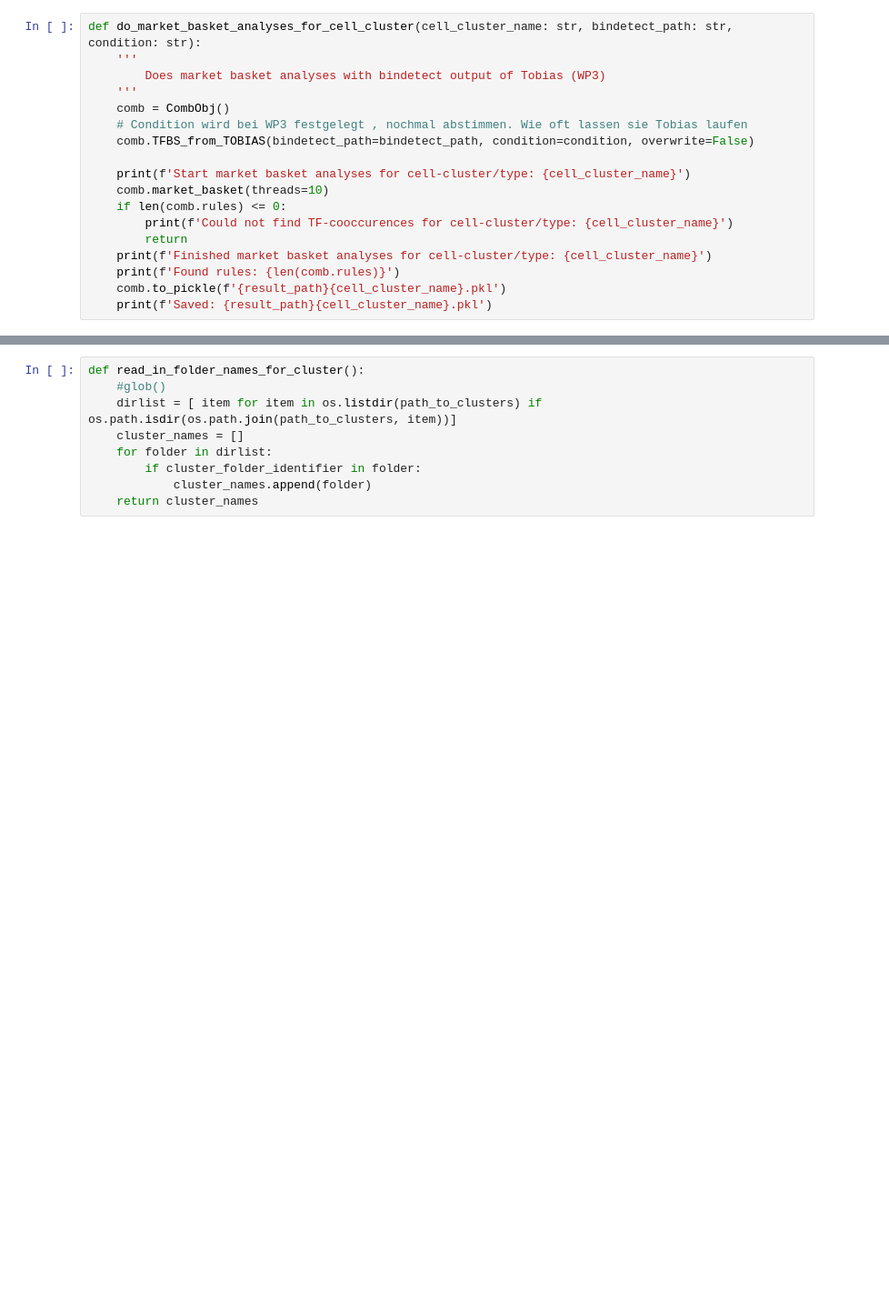
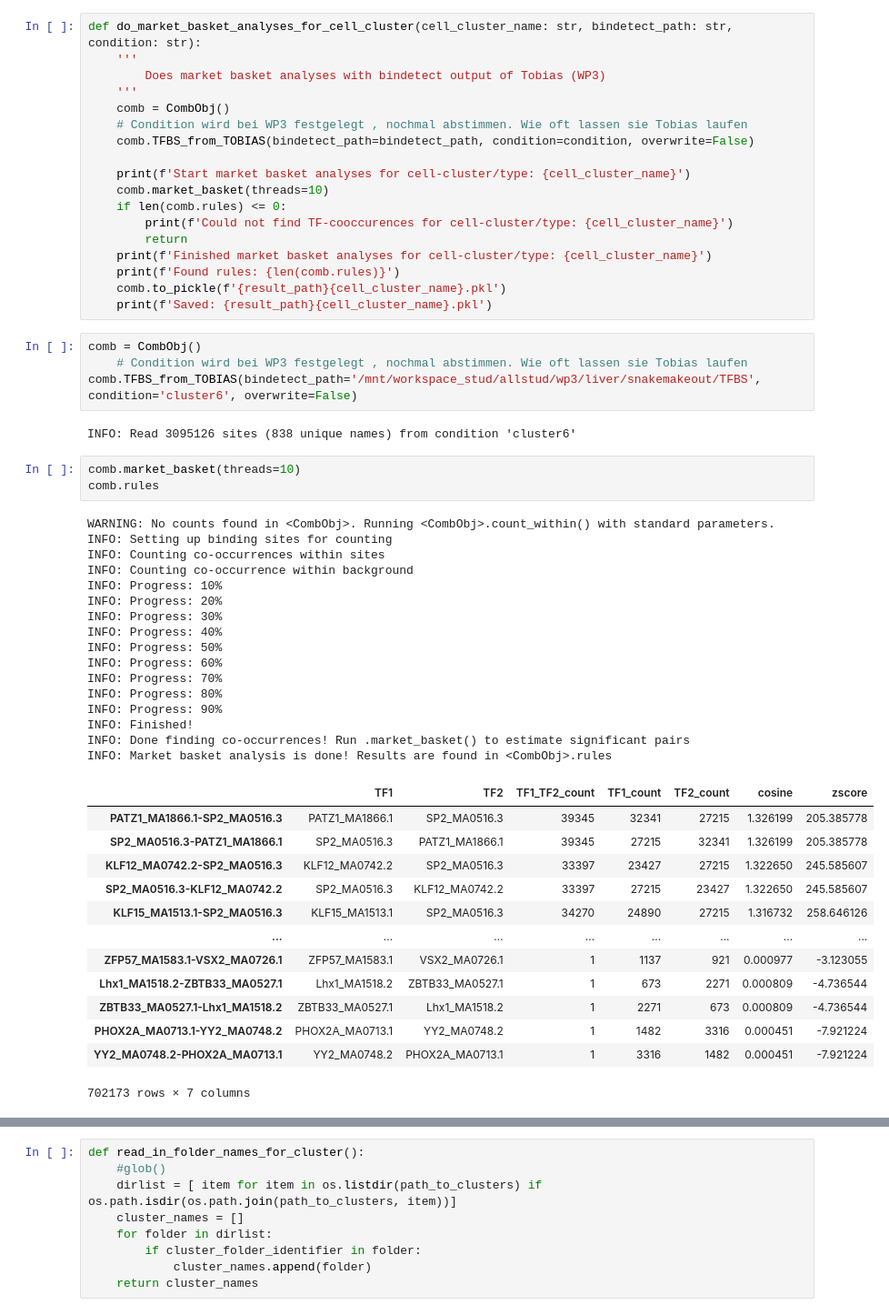
Before and after one commit to loosolab/Datenanalyse-2021, a Jupyter notebook: wp6/analyse/wp3_tf_co_occurences.ipynb, the cells around one changed output, grey strips where cells are left out. Shown at 91% size. Saved outputs shown, nothing was run; the diff lists cells and outputs as text; blank space fills up the shorter version.

```diff
--- a/wp6/analyse/wp3_tf_co_occurences.ipynb
+++ b/wp6/analyse/wp3_tf_co_occurences.ipynb
@@ -45,3 +45,42 @@ def do_market_basket_analyses_for_cell_cluster(cell_cluster_name: str, bindetect
     print(f'Found rules: {len(comb.rules)}')
     comb.to_pickle(f'{result_path}{cell_cluster_name}.pkl')
     print(f'Saved: {result_path}{cell_cluster_name}.pkl')
+# %%
+comb = CombObj()
+    # Condition wird bei WP3 festgelegt , nochmal abstimmen. Wie oft lassen sie Tobias laufen
+comb.TFBS_from_TOBIAS(bindetect_path='/mnt/workspace_stud/allstud/wp3/liver/snakemakeout/TFBS', condition='cluster6', overwrite=False)
+# %% [output]
+INFO: Read 3095126 sites (838 unique names) from condition 'cluster6'
+# %%
+comb.market_basket(threads=10)
+comb.rules
+# %% [output]
+WARNING: No counts found in <CombObj>. Running <CombObj>.count_within() with standard parameters.
+INFO: Setting up binding sites for counting
+INFO: Counting co-occurrences within sites
+INFO: Counting co-occurrence within background
+INFO: Progress: 10%
+INFO: Progress: 20%
+INFO: Progress: 30%
+INFO: Progress: 40%
+INFO: Progress: 50%
+INFO: Progress: 60%
+INFO: Progress: 70%
+INFO: Progress: 80%
+INFO: Progress: 90%
+INFO: Finished!
+INFO: Done finding co-occurrences! Run .market_basket() to estimate significant pairs
+INFO: Market basket analysis is done! Results are found in <CombObj>.rules
+|  | TF1 | TF2 | TF1_TF2_count | TF1_count | TF2_count | cosine | zscore |
+| PATZ1_MA1866.1-SP2_MA0516.3 | PATZ1_MA1866.1 | SP2_MA0516.3 | 39345 | 32341 | 27215 | 1.326199 | 205.385778 |
+| SP2_MA0516.3-PATZ1_MA1866.1 | SP2_MA0516.3 | PATZ1_MA1866.1 | 39345 | 27215 | 32341 | 1.326199 | 205.385778 |
+| KLF12_MA0742.2-SP2_MA0516.3 | KLF12_MA0742.2 | SP2_MA0516.3 | 33397 | 23427 | 27215 | 1.322650 | 245.585607 |
+| SP2_MA0516.3-KLF12_MA0742.2 | SP2_MA0516.3 | KLF12_MA0742.2 | 33397 | 27215 | 23427 | 1.322650 | 245.585607 |
+| KLF15_MA1513.1-SP2_MA0516.3 | KLF15_MA1513.1 | SP2_MA0516.3 | 34270 | 24890 | 27215 | 1.316732 | 258.646126 |
+| ... | ... | ... | ... | ... | ... | ... | ... |
+| ZFP57_MA1583.1-VSX2_MA0726.1 | ZFP57_MA1583.1 | VSX2_MA0726.1 | 1 | 1137 | 921 | 0.000977 | -3.123055 |
+| Lhx1_MA1518.2-ZBTB33_MA0527.1 | Lhx1_MA1518.2 | ZBTB33_MA0527.1 | 1 | 673 | 2271 | 0.000809 | -4.736544 |
+| ZBTB33_MA0527.1-Lhx1_MA1518.2 | ZBTB33_MA0527.1 | Lhx1_MA1518.2 | 1 | 2271 | 673 | 0.000809 | -4.736544 |
+| PHOX2A_MA0713.1-YY2_MA0748.2 | PHOX2A_MA0713.1 | YY2_MA0748.2 | 1 | 1482 | 3316 | 0.000451 | -7.921224 |
+| YY2_MA0748.2-PHOX2A_MA0713.1 | YY2_MA0748.2 | PHOX2A_MA0713.1 | 1 | 3316 | 1482 | 0.000451 | -7.921224 |
+702173 rows × 7 columns
```
Also changed, not shown: parts of 3 cells of this notebook, 1 other file.
